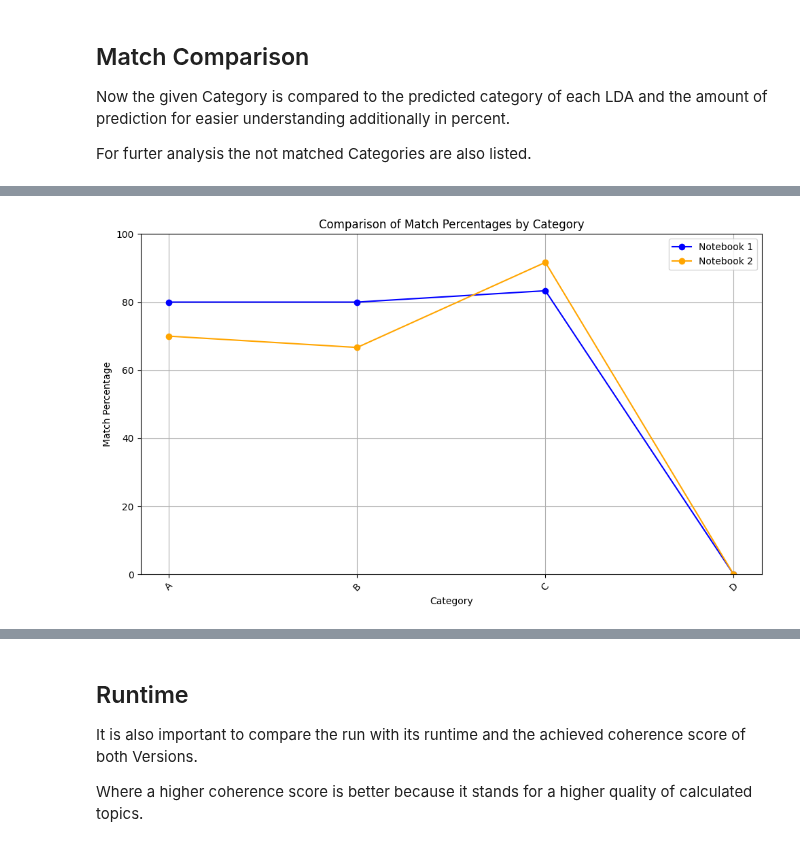
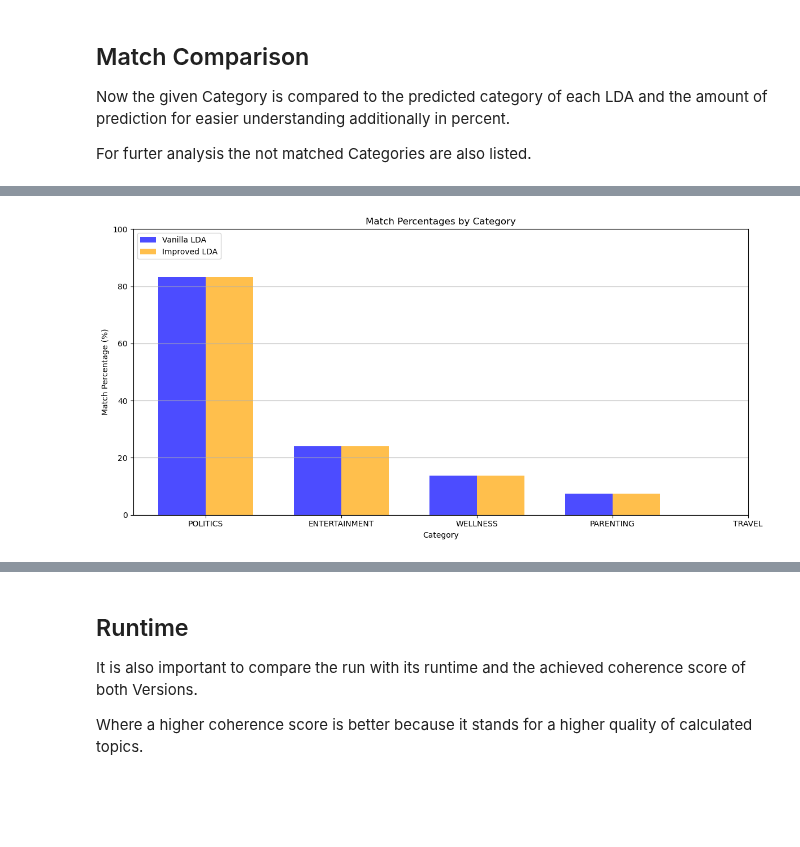
Before and after one commit to NiklasElsaesser/bug-free-fishstick, a Jupyter notebook: Benchmarks&Visualizations.ipynb, the cells around one changed output, grey strips where cells are left out. Cells and saved outputs as stored; diff of their text form; code cells hidden in the pictures; blank space fills up the shorter version.

Commit message:
visuals done, waiting for data

```diff
--- a/Benchmarks&Visualizations.ipynb
+++ b/Benchmarks&Visualizations.ipynb
@@ -32,16 +45,19 @@ import json
 import pandas as pd
 
 # general data
-news_art = pd.read_json("data/News_Category_Dataset_v3.json")
+news_art = pd.read_json('News_Category_Dataset_v3.json', lines=True)
 
 # data from simple lda
-placeholder_data = placeholder_path
+LDAV_run_details = pd.read_csv('data/DUMMY-run_details_with_coherence.csv')
+LDAV_lda_scores = pd.read_csv('data/DUMMY-lda_scores.csv')
+LDAV_matched_categories = pd.read_csv('data/DUMMY-matched_categories.csv')
+LDAV_not_matched_categories = pd.read_csv('data/DUMMY-not_matched_categories.csv')
 
 #data from improved ld
-LDAP_run_details = pd.read_csv("data/run_details_with_coherence.csv", lines=True)
-LDAP_lda_scores = pd.read_csv("data/lda_scores.csv", lines=True)
-LDAP_matched_categories = pd.read_csv("data/matched_categories.csv", lines=True)
-LDAP_not_matched_categories = pd.read_csv("data/not_matched_categories.csv", lines=True)
+LDAP_run_details = pd.read_csv('data/VSC5_run_details_with_coherence.csv')
+LDAP_lda_scores = pd.read_csv('data/VSC5_lda_scores.csv')
+LDAP_matched_categories = pd.read_csv('data/VSC6.1-matched_categories.csv')
+LDAP_not_matched_categories = pd.read_csv('data/VSC6.1-no_match_categories.csv')
 # %% [markdown]
 # Comparing Category Prediction
 We only compare the predicted Category Value with the already defined Value from the original Dataset in relation to the *short_description* and the *headline*.
@@ -205,31 +201,36 @@ Matched Categories Comparison:
 # %%
-import matplotlib.pyplot as plt
+# Set the category as the x-axis labels
+categories = matched_comparison['category']
 
-# Prepare the data for visualization
-matched_comparison.set_index('category', inplace=True)
+# Prepare the data for plotting (only the match percentages)
+vanilla_lda = matched_comparison['match_percentage_Vanilla_LDA']
+improved_lda = matched_comparison['match_percentage_Improved_LDA']
 
-# Plotting the match percentages from both notebooks
-plt.figure(figsize=(10, 6))
+# Plotting
+plt.figure(figsize=(12, 6))
 
-# Plot for Notebook 1
-plt.plot(matched_comparison.index, matched_comparison['match_percentage_notebook1'],
-         marker='o', label='Notebook 1', color='blue')
+# Bar width
+bar_width = 0.35
 
-# Plot for Notebook 2
-plt.plot(matched_comparison.index, matched_comparison['match_percentage_notebook2'],
-         marker='o', label='Notebook 2', color='orange')
+# Create an index for the x-axis
+x = range(len(categories))
+
+# Plotting the bars
+plt.bar(x, vanilla_lda, width=bar_width, label='Vanilla LDA', color='blue', alpha=0.7)
+plt.bar([p + bar_width for p in x], improved_lda, width=bar_width, label='Improved LDA', color='orange', alpha=0.7)
 
 # Adding labels and title
-plt.title('Comparison of Match Percentages by Category')
+plt.title('Match Percentages by Category')
 plt.xlabel('Category')
-plt.ylabel('Match Percentage')
-plt.xticks(rotation=45)
+plt.ylabel('Match Percentage (%)')
+plt.xticks([p + bar_width / 2 for p in x], categories)  # Set x-ticks to be in the middle of the bars
 plt.ylim(0, 100)  # Set y-axis limits from 0 to 100 percent
-plt.grid(True)
+plt.axhline(0, color='grey', linewidth=0.8)
+plt.grid(axis='y')
 plt.legend()
-plt.tight_layout()
 
 # Show the plot
+plt.tight_layout()
 plt.show()
 # %% [output]
-[figure, old version]
+[figure, new version]
```
Also changed, not shown: parts of 24 cells of this notebook.
